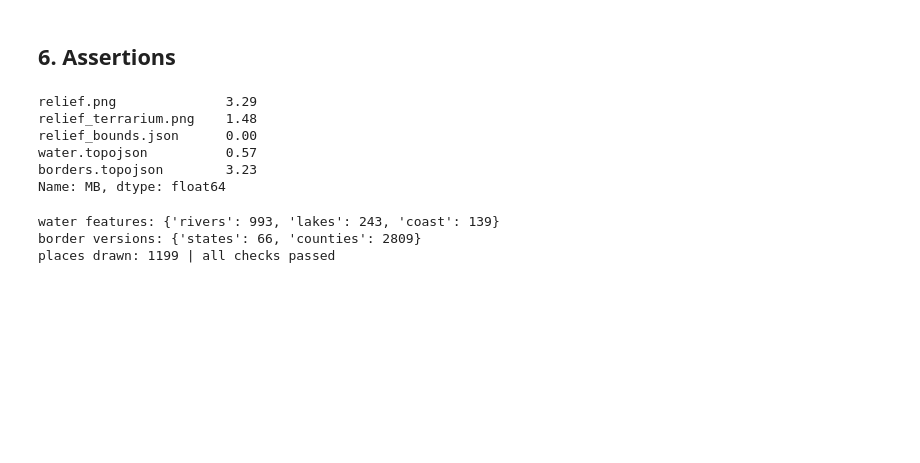
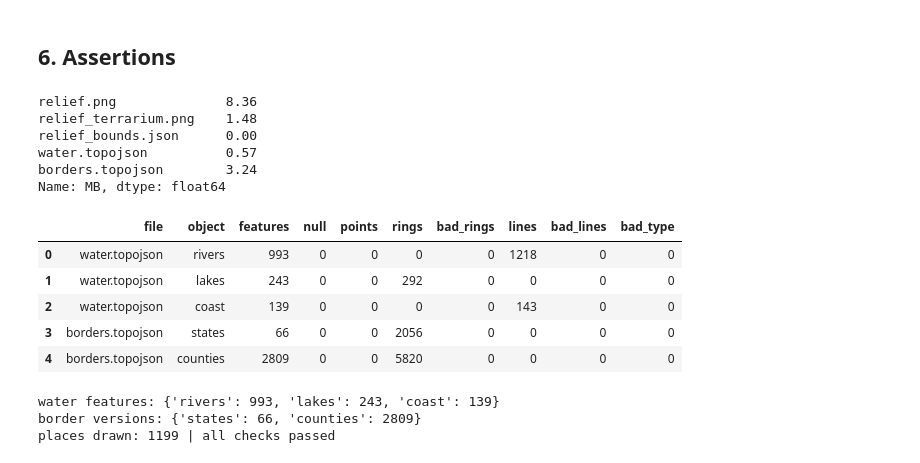
Before and after one commit to larawashington-PGDV5200/revolutionary-xroads, a Jupyter notebook: rx-pipeline/notebooks/E01_base.ipynb, the cells around one changed output. Cells and saved outputs as stored; diff of their text form; code cells hidden in the pictures; blank space fills up the shorter version.

```diff
--- a/rx-pipeline/notebooks/E01_base.ipynb
+++ b/rx-pipeline/notebooks/E01_base.ipynb
@@ -210,15 +246,20 @@ def hillshade(z, lat_c, res_deg, azimuth=315, altitude=45):
     hs = np.cos(zen) * np.cos(slope) + np.sin(zen) * np.sin(slope) * np.cos(az - aspect)
     return np.clip(hs, 0, 1)
 
-hs = hillshade(z, lat_c, res)
+Z_FACTOR = 5             # vertical exaggeration (T-010)
+STRETCH_PCT = (1, 99)    # linear contrast stretch between these land-cell percentiles
 land = z > 0
-gray = (hs * 255).astype('uint8')
+hs = hillshade(z * Z_FACTOR, lat_c, res)
+s_lo, s_hi = np.percentile(hs[land], STRETCH_PCT)
+gray = np.round(np.clip((hs - s_lo) / (s_hi - s_lo), 0, 1) * 255).astype('uint8')
+print(f'shade before stretch: p{STRETCH_PCT[0]} {s_lo:.3f}, p{STRETCH_PCT[1]} {s_hi:.3f} | grey std on land {gray[land].std():.1f}')
 alpha = np.where(land, 255, 0).astype('uint8')
 Image.fromarray(np.dstack([gray, alpha]), mode='LA').save(WEB / 'relief.png', optimize=True)
 meta = {'bounds': BOUNDS, 'bounds_order': '[west, south, east, north], degrees, cell edges',
         'crs': 'EPSG:4326', 'grid': 'equirectangular lon/lat; in deck.gl set _imageCoordinateSystem: COORDINATE_SYSTEM.LNGLAT',
         'width': int(z.shape[1]), 'height': int(z.shape[0]), 'cell_deg': res,
-        'hillshade': {'azimuth': 315, 'altitude': 45, 'z_factor': 1}, 'ocean': 'transparent where z <= 0',
+        'hillshade': {'azimuth': 315, 'altitude': 45, 'z_factor': Z_FACTOR,
+                      'stretch': {'method': 'linear, land cells', 'percentiles': list(STRETCH_PCT), 'shade_range': [round(float(s_lo), 4), round(float(s_hi), 4)]}}, 'ocean': 'transparent where z <= 0',
         'elevation_m': [float(z.min()), float(z.max())],
         'source': 'NOAA NCEI 2022, ETOPO 2022 30 arc-second (ice surface), https://doi.org/10.25921/fd45-gt74'}
 
@@ -393,35 +435,52 @@ assert img.shape[:2] == (meta['height'], meta['width'])
 for d in list(W_.values()) + list(B_.values()): assert d.crs.to_epsg() == 4326
 
 # rows, unique keys, no null keys, valid geometries
 for k, d in W_.items():
     assert len(d) == len(water[k]) > 0, k
     assert d.fid.notna().all() and d.duplicated(['source', 'fid']).sum() == 0, k
     assert not d.featurecla.isin(['Reservoir', 'Canal']).any(), k
 for k, d in B_.items():
     assert len(d) == len(borders[k]) > 0, k
     assert d.id.notna().all() and d.id.is_unique, k
     assert d.years.str.len().min() >= 1
     assert d.geom_type.isin(['Polygon', 'MultiPolygon']).all(), k
     for y in SNAPSHOTS: assert d.years.apply(lambda v: y in v).sum() > 0, (k, y)
 assert all(not d.geometry.is_empty.any() for d in list(W_.values()) + list(B_.values()))
 
 # Terrarium round trip: decoded elevation matches the downsampled grid to < 1 m
 t_img = np.array(Image.open(WEB / 'relief_terrarium.png')).astype('float64')
 dec = t_img[..., 0] * 256 + t_img[..., 1] + t_img[..., 2] / 256 - 32768
 assert np.abs(dec - zt).max() < 1, np.abs(dec - zt).max()
 
+# Reference decoder (topojson-client, node): same feature counts, every ring >= 4 closed positions, every line >= 2
+chk = topojson_client_check([WEB / 'water.topojson', WEB / 'borders.topojson'])
+display(chk)
+want_n = {('water.topojson', k): len(d) for k, d in water.items()} | {('borders.topojson', k): len(d) for k, d in borders.items()}
+assert {(r.file, r.object): r.features for r in chk.itertuples()} == want_n, chk
+assert (chk[['null', 'bad_rings', 'bad_lines', 'bad_type']] == 0).all().all(), chk
+assert (chk[chk.object.isin(['lakes', 'states', 'counties'])].rings > 0).all() and (chk[chk.object.isin(['rivers', 'coast'])].lines > 0).all()
+
+# hillshade has visible contrast and records its settings
+assert meta['hillshade']['z_factor'] == Z_FACTOR > 1 and img[..., 0][img[..., 1] > 0].std() > 20
+
 # every place in the working extent falls inside the relief bounds
 assert pts.lon.between(w, e).all() and pts.lat.between(s, n).all()
 print('water features:', {k: len(d) for k, d in W_.items()})
 print('border versions:', {k: len(d) for k, d in B_.items()})
 print('places drawn:', len(pts), '| all checks passed')
 # %% [output]
-relief.png              3.29
+relief.png              8.36
 relief_terrarium.png    1.48
 relief_bounds.json      0.00
 water.topojson          0.57
-borders.topojson        3.23
+borders.topojson        3.24
 Name: MB, dtype: float64
+|  | file | object | features | null | points | rings | bad_rings | lines | bad_lines | bad_type |
+| 0 | water.topojson | rivers | 993 | 0 | 0 | 0 | 0 | 1218 | 0 | 0 |
+| 1 | water.topojson | lakes | 243 | 0 | 0 | 292 | 0 | 0 | 0 | 0 |
+| 2 | water.topojson | coast | 139 | 0 | 0 | 0 | 0 | 143 | 0 | 0 |
+| 3 | borders.topojson | states | 66 | 0 | 0 | 2056 | 0 | 0 | 0 | 0 |
+| 4 | borders.topojson | counties | 2809 | 0 | 0 | 5820 | 0 | 0 | 0 | 0 |
 water features: {'rivers': 993, 'lakes': 243, 'coast': 139}
 border versions: {'states': 66, 'counties': 2809}
 places drawn: 1199 | all checks passed
```
Also changed, not shown: parts of 6 cells of this notebook, 8 other files.
